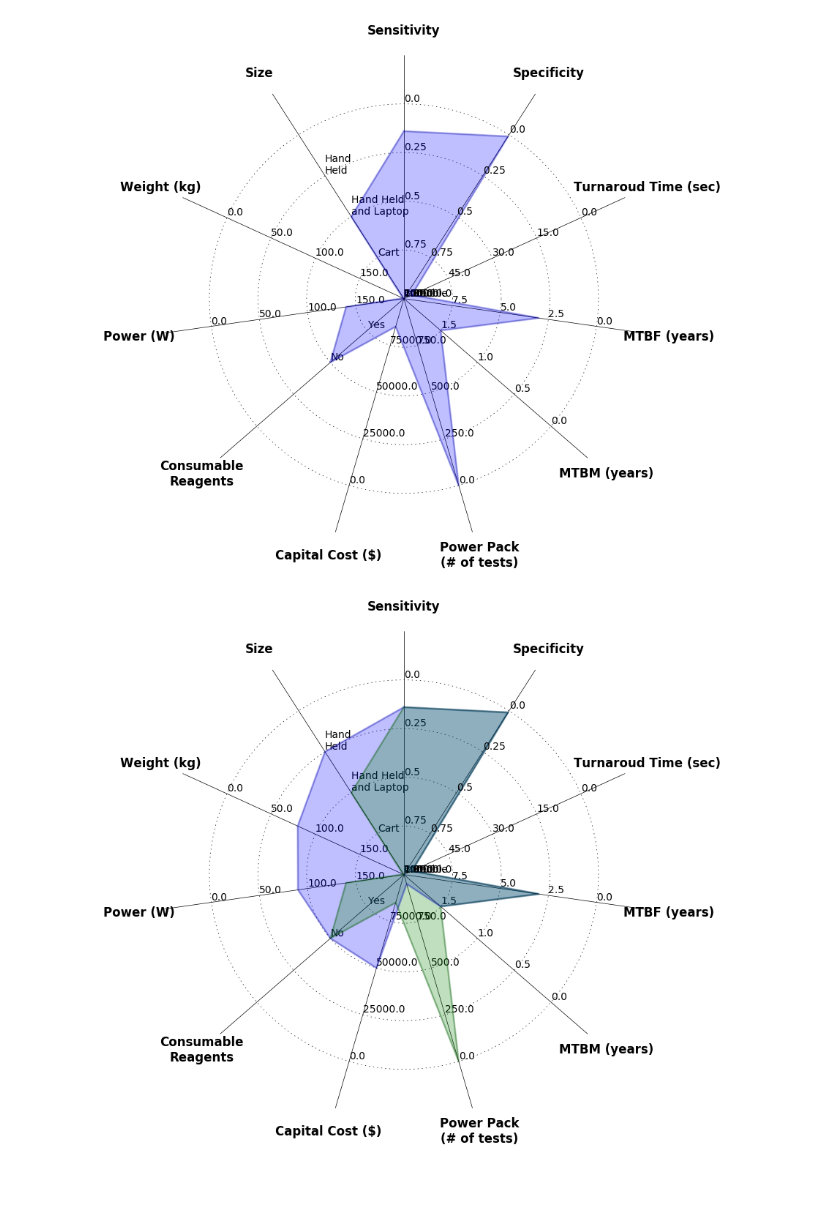
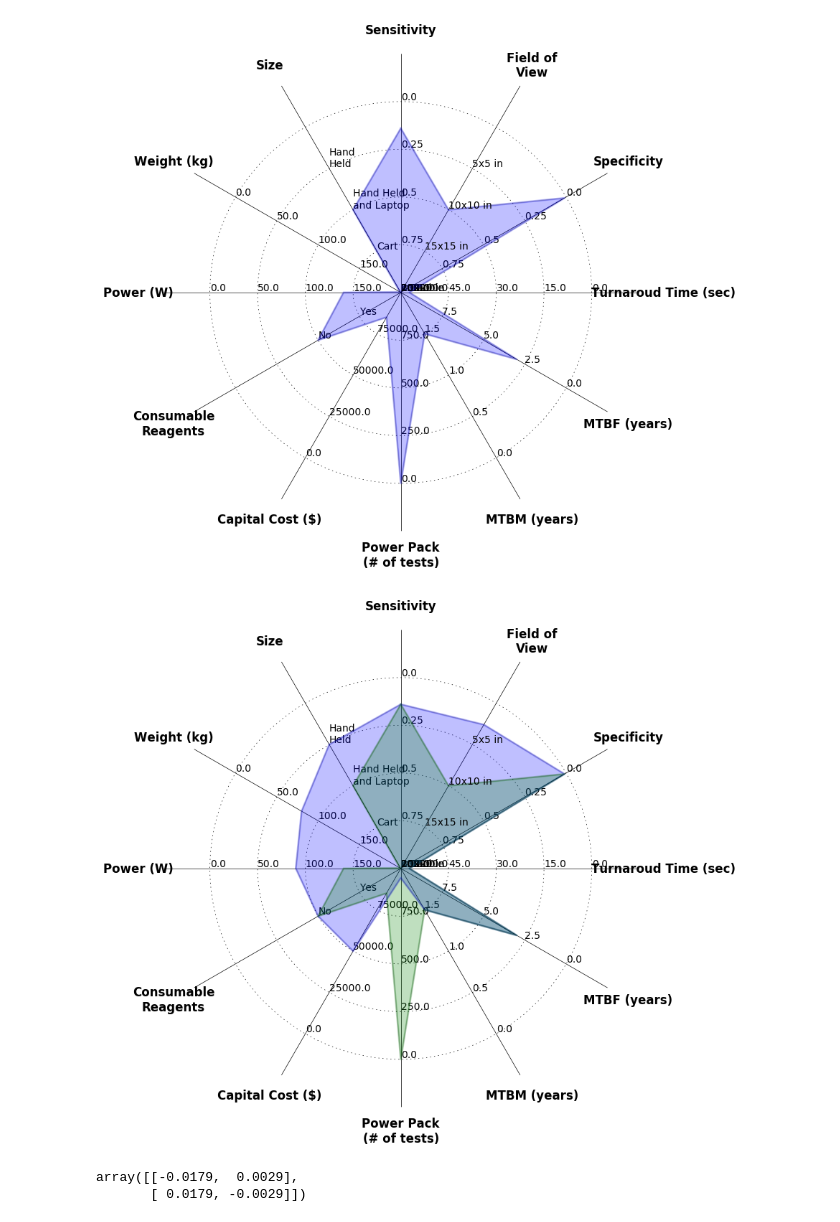
Before and after one commit to Jeffalltogether/Figures_ToolBox, a Jupyter notebook: ProductFootprints_v1.ipynb, the cells around one changed output. Drawn from its saved outputs; the diff is of its cells as text; code cells hidden in the pictures; blank space fills up the shorter version.

```diff
--- a/ProductFootprints_v1.ipynb
+++ b/ProductFootprints_v1.ipynb
@@ -66,7 +66,8 @@ def dataGen():
                          'MTBF (years)',
 
                          'Turnaroud Time (sec)',
-                         'Specificity'
+                         'Specificity',
+                         'Field of\nView'
              ]
 
     ranges = [np.arange(0.0, 1.25, 0.25),
@@ -82,42 +83,52 @@ def dataGen():
               np.arange(0.0, 2.5, 0.50),
               np.arange(0.0, 12.5, 2.5),
 
               np.arange(0.0, 75.0, 15.0),
               np.arange(0.0, 1.25, 0.25),
+              ('','5x5 in', '10x10 in', '15x15 in', '20x20 in')
              ]
 
-    devices = {'DeepView: Proposed Device':     [4.44, 3, 1.02, 2.2, 3, 1.6, 5.0, 2.0, 3.8, 1.18, 4.96],
-               'DeepView: Current Generation':  [4.44, 4, 3.40, 3.2, 3, 3.0, 1.2, 2.0, 3.8, 1.18, 4.96],
+    devices = {'DeepView: Proposed Device':     [4.44, 3, 1.02, 2.2, 3, 1.6, 5.0, 2.0, 3.8, 1.18, 4.96, 3.00],
+               'DeepView: Current Generation':  [4.44, 4, 3.40, 3.2, 3, 3.0, 1.2, 2.0, 3.8, 1.18, 4.96, 4.48],
                }
-               #'Laser Doppler':                  [5, 3, 1, 1, 3, 3, 3, 3, 3, 3, 3, 2]
-              #}
+#                'Laser Doppler':                  [5, 3, 1, 1, 3, 3, 3, 3, 3, 3, 3, 2]
+#               }
 
     return performanceMets, ranges, devices
 
 if __name__ == "__main__":
 
     performanceMets, ranges, devices = dataGen()
 
     reverseRange = []
     for aRange in ranges:
         reverseRange.append(reverseOrder(aRange))
 
     fig = plt.figure(figsize=(7, 7))
     productFootprint(performanceMets, reverseRange, devices.keys()[1], devices.values()[1])
     plt.ylim(1, 6)
     plt.show()
 
-    # fig = py.gcf()
-    # fig.set_size_inches(6, 6, forward=True)
-    # fig.savefig('test2png.png', dpi=300, bbox_inches="tight", pad_inches=1)
+#     fig = py.gcf()
+#     fig.set_size_inches(6, 6, forward=True)
+#     fig.savefig('test2png.png', dpi=300, bbox_inches="tight", pad_inches=1)
 
     fig = plt.figure(figsize=(7, 7))
     productFootprint(performanceMets, reverseRange, devices.keys(), devices.values(), 'yes')
     plt.show()
 
-    # fig = py.gcf()
-    # fig.set_size_inches(6, 6, forward=True)
-    # fig.savefig('test2png.png', dpi=300, bbox_inches="tight", pad_inches=1)
+#     fig = py.gcf()
+#     fig.set_size_inches(6, 6, forward=True)
+#     fig.savefig('test2png.png', dpi=300, bbox_inches="tight", pad_inches=1)
 # %% [output]
-[figure, old version]
+[figure, new version]
-[figure, old version]
+[figure, new version]
+# %%
+import sympy
+M = np.array([[.9821, .0029],[ .0179, .9971]])
+b = np.array([0,0])
+PI = M-np.identity(2)
+PI
+# %% [output]
+array([[-0.0179,  0.0029],
+       [ 0.0179, -0.0029]])
```
Also changed, not shown: parts of 1 cell of this notebook, 1 other file.
